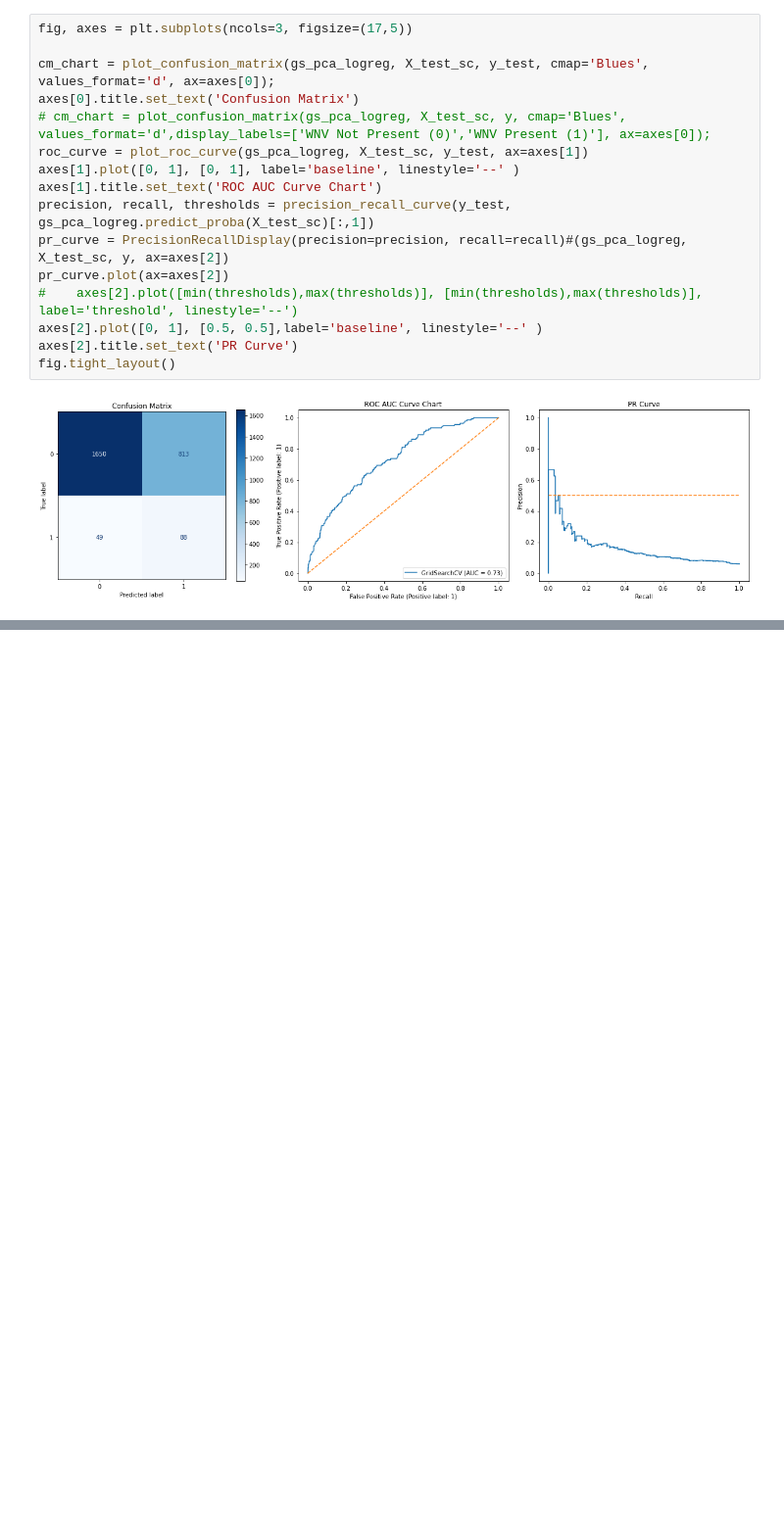
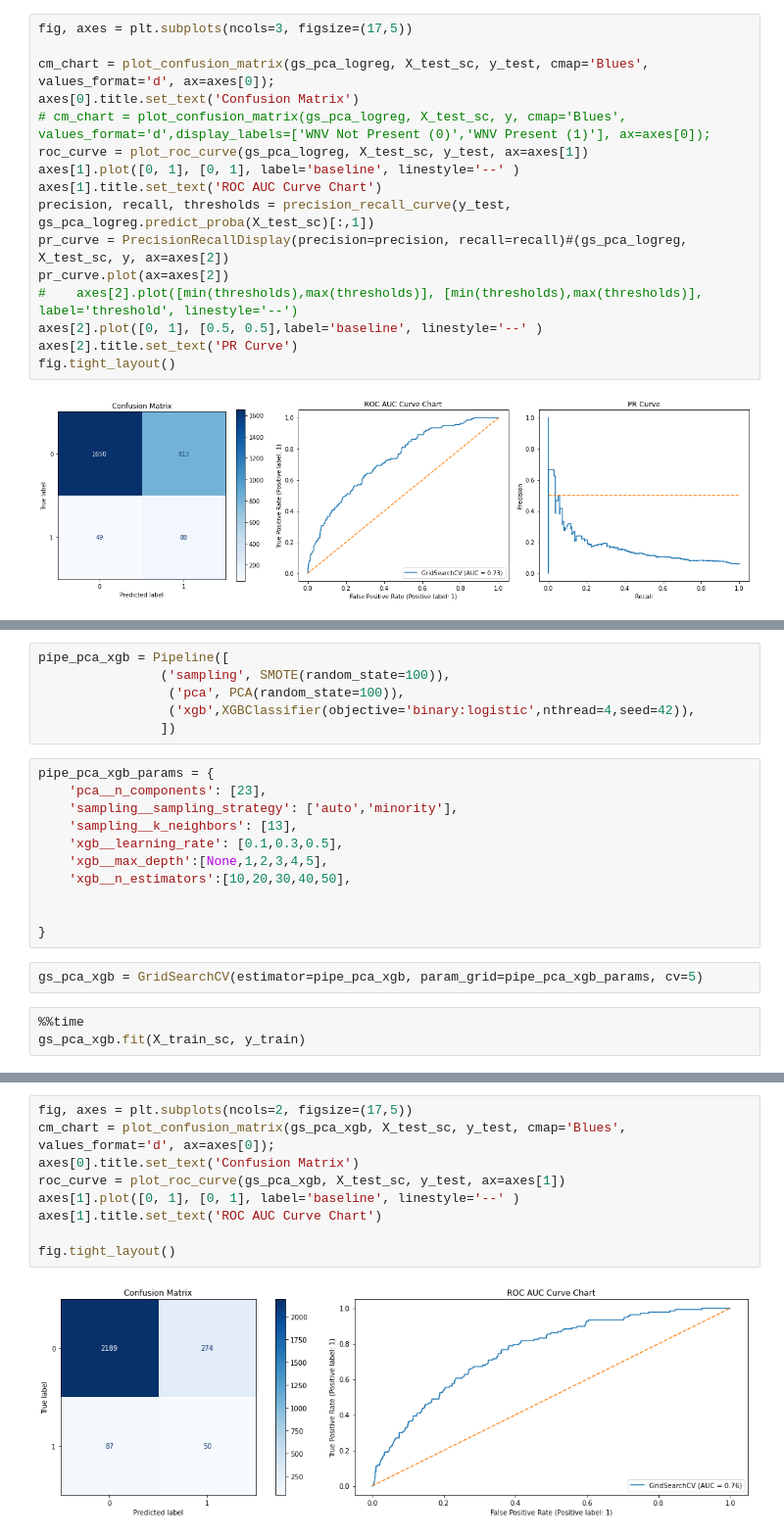
Before and after one commit to rashidi-norhashim/Team-folder, a Jupyter notebook: P4/codes/Project 4 Part 3- Modelling.ipynb, the cells around one changed output, grey strips where cells are left out. Shown at 98% size. Cells and saved outputs as stored; diff of their text form; blank space fills up the shorter version.

```diff
--- a/P4/codes/Project 4 Part 3- Modelling.ipynb
+++ b/P4/codes/Project 4 Part 3- Modelling.ipynb
@@ -231,0 +396,22 @@ fig.tight_layout()
+# %%
+pipe_pca_xgb = Pipeline([
+                ('sampling', SMOTE(random_state=100)),
+                 ('pca', PCA(random_state=100)),
+                 ('xgb',XGBClassifier(objective='binary:logistic',nthread=4,seed=42)),
+                ])
+# %%
+pipe_pca_xgb_params = {
+    'pca__n_components': [23],
+    'sampling__sampling_strategy': ['auto','minority'],
+    'sampling__k_neighbors': [13],
+    'xgb__learning_rate': [0.1,0.3,0.5],
+    'xgb__max_depth':[None,1,2,3,4,5],
+    'xgb__n_estimators':[10,20,30,40,50],
+
+
+}
+# %%
+gs_pca_xgb = GridSearchCV(estimator=pipe_pca_xgb, param_grid=pipe_pca_xgb_params, cv=5)
+# %%
+%%time
+gs_pca_xgb.fit(X_train_sc, y_train)
@@ -231,0 +461,11 @@ fig.tight_layout()
+# %%
+fig, axes = plt.subplots(ncols=2, figsize=(17,5))
+cm_chart = plot_confusion_matrix(gs_pca_xgb, X_test_sc, y_test, cmap='Blues', values_format='d', ax=axes[0]);
+axes[0].title.set_text('Confusion Matrix')
+roc_curve = plot_roc_curve(gs_pca_xgb, X_test_sc, y_test, ax=axes[1])
+axes[1].plot([0, 1], [0, 1], label='baseline', linestyle='--' )
+axes[1].title.set_text('ROC AUC Curve Chart')
+
+fig.tight_layout()
+# %% [output]
+[figure, added]
```
Also changed, not shown: parts of 25 cells of this notebook.
